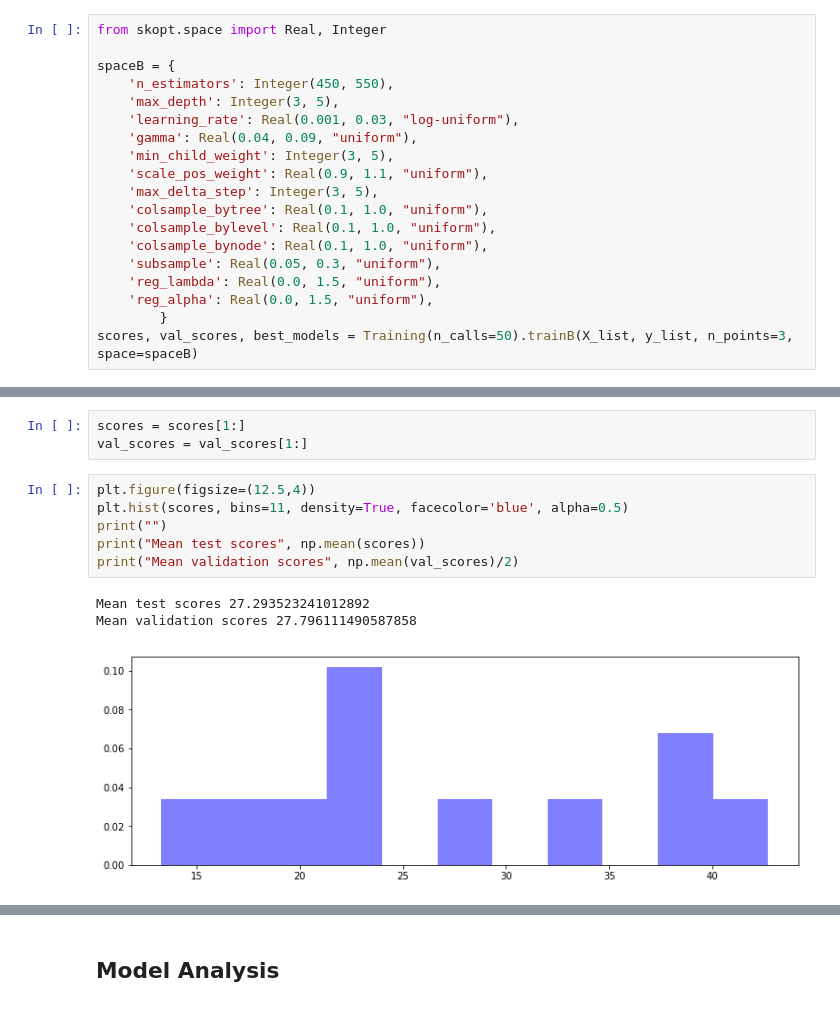
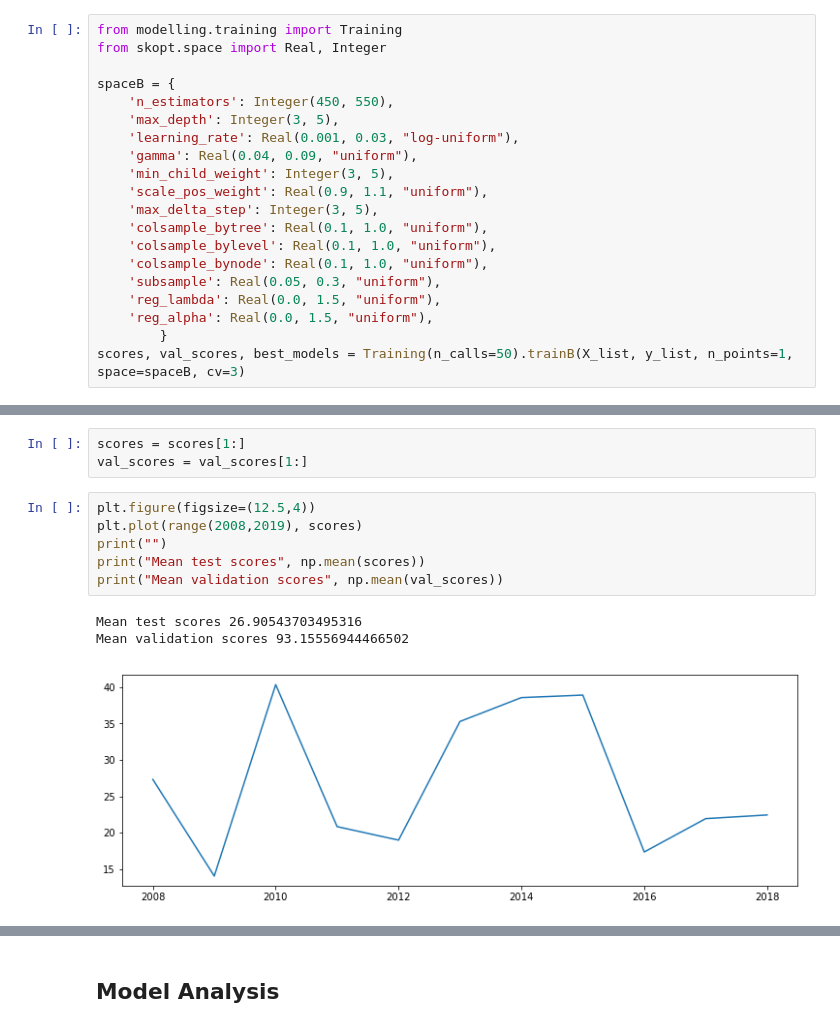
Before and after one commit to toddniven/AFL-Monash-comp, a Jupyter notebook: AFL historical model.ipynb, the cells around one changed output, grey strips where cells are left out. Drawn from its saved outputs; the diff is of its cells as text.

```diff
--- a/AFL historical model.ipynb
+++ b/AFL historical model.ipynb
@@ -159,6 +170,7 @@ spaceR = {
         }
 scores, val_scores, best_models = Training(n_calls=150).trainR(X_list, y_list, space=spaceR)
 # %%
+from modelling.training import Training
 from skopt.space import Real, Integer
 
 spaceB = {
@@ -176,4 +188,4 @@ spaceB = {
     'reg_lambda': Real(0.0, 1.5, "uniform"),
     'reg_alpha': Real(0.0, 1.5, "uniform"),
         }
-scores, val_scores, best_models = Training(n_calls=50).trainB(X_list, y_list, n_points=3, space=spaceB)
+scores, val_scores, best_models = Training(n_calls=50).trainB(X_list, y_list, n_points=1, space=spaceB, cv=3)
@@ -200,14 +194,14 @@ scores = scores[1:]
 val_scores = val_scores[1:]
 # %%
 plt.figure(figsize=(12.5,4))
-plt.hist(scores, bins=11, density=True, facecolor='blue', alpha=0.5)
+plt.plot(range(2008,2019), scores)
 print("")
 print("Mean test scores", np.mean(scores))
-print("Mean validation scores", np.mean(val_scores)/2)
+print("Mean validation scores", np.mean(val_scores))
 # %% [output]
-Mean test scores 27.293523241012892
-Mean validation scores 27.796111490587858
+Mean test scores 26.90543703495316
+Mean validation scores 93.15556944466502
-[figure, old version]
+[figure, new version]
 # %%
 rows = []
 for model in best_models:
```
Also changed, not shown: parts of 27 cells of this notebook, 6 other files.
